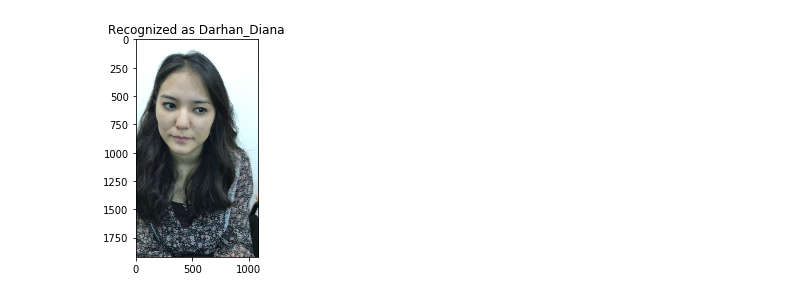
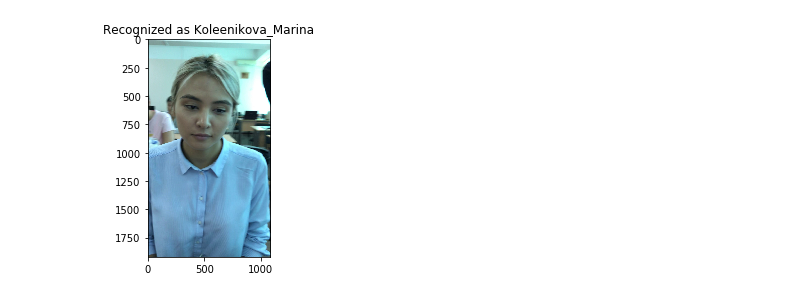
Before and after one commit to almaszaurbekov/computer-vision-python, a Jupyter notebook: master-file.ipynb, the cells around one changed output. Cells and saved outputs as stored; diff of their text form; code cells hidden in the pictures.

Commit message:
Encoder data

```diff
--- a/master-file.ipynb
+++ b/master-file.ipynb
@@ -45,4 +40,22 @@ def load_metadata(path):
     return np.array(metadata)
 
 metadata = load_metadata('images')
+# %%
+import cv2
+import matplotlib.pyplot as plt
+import matplotlib.patches as patches
+
+from align import AlignDlib
+
+%matplotlib inline
+
+def load_image(path):
+    img = cv2.imread(path, 1)
+    # OpenCV loads images with color channels
+    # in BGR order. So we need to reverse them
+    return img[...,::-1]
+
+
+# Initialize the OpenFace face alignment utility
+alignment = AlignDlib('models/shape_predictor_68_face_landmarks.dat')
 # %%
@@ -53,9 +71,10 @@ def align_image(img):
 # %%
 loaded_model = pickle.load(open('finalized_model.sav', 'rb'))
+encoder = pickle.load(open('finalized_encoder.sav', 'rb'))
 # %%
-inputPath = 'C:/Users/GREAM/Documents/VSCode Workspace/face-recognition-CNN/kang129.jpg' #Данные на вход, должны братся с вебки
-img = load_image(inputPath)
+img = load_image('C:/Users/GREAM/Documents/VSCode Workspace/face-recognition-CNN/kang93.jpg')
 img = align_image(img)
 # scale RGB values to interval [0,1]
 img = (img / 255.).astype(np.float32)
 # obtain embedding vector for image
+embedded = np.append(embedded, nn4_small2_pretrained.predict(np.expand_dims(img, axis=0))[0])
@@ -62,19 +83,15 @@ img = (img / 255.).astype(np.float32)
 # %%
-from sklearn.preprocessing import LabelEncoder
-targets = np.array([m.name for m in metadata])
-encoder = LabelEncoder()
-encoder.fit(targets)
 import warnings
 # Suppress LabelEncoder warning
 warnings.filterwarnings('ignore')
 
 example_idx = 834
 
-example_image = load_image(inputPath)
+example_image = load_image('C:/Users/GREAM/Documents/VSCode Workspace/face-recognition-CNN/kang93.jpg')
 example_prediction = loaded_model.predict(nn4_small2_pretrained.predict(np.expand_dims(img, axis=0)))
 example_identity = encoder.inverse_transform(example_prediction)[0]
 
 plt.imshow(example_image)
 plt.title(f'Recognized as {example_identity}');
 # %% [output]
-[figure, old version]
+[figure, new version]
```
Also changed, not shown: parts of 6 cells of this notebook, 3 other files.
